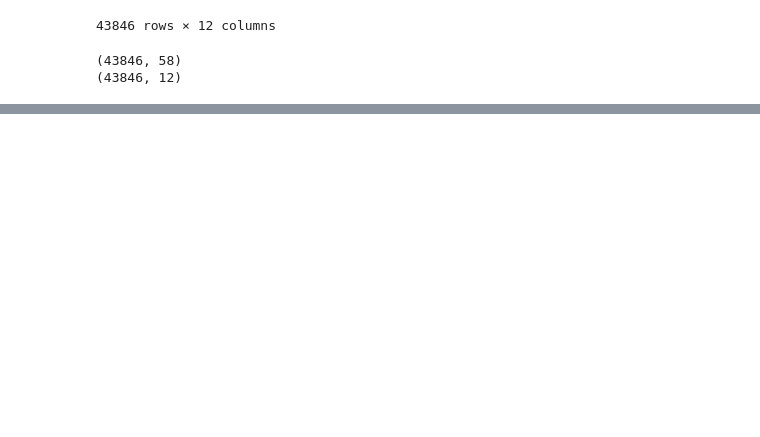
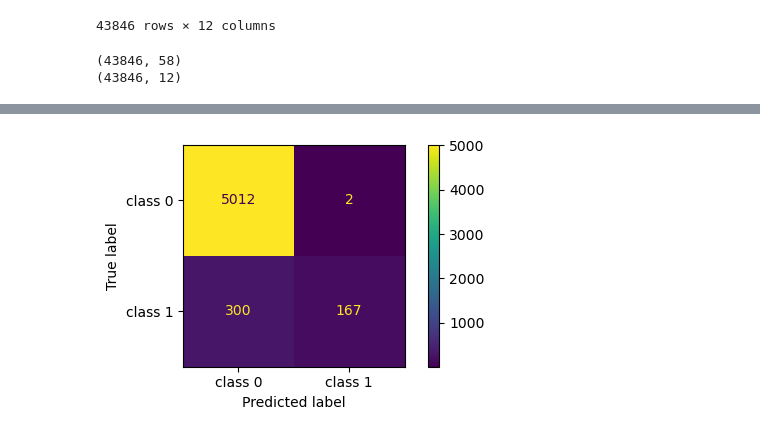
Before and after one commit to kkarzyang/Presentation, a Jupyter notebook: presentation.ipynb, the cells around one changed output, grey strips where cells are left out. Saved outputs shown, nothing was run; the diff lists cells and outputs as text; code cells hidden in the pictures; blank space fills up the shorter version.

```diff
--- a/presentation.ipynb
+++ b/presentation.ipynb
@@ -246,7 +246,7 @@ for col in categorical_cols:
     count_matrix_norm.plot(kind='bar', stacked=True,figsize=(8,6))
     plt.ylabel('fraction')
     plt.legend(loc=4)
-    plt.title()
+
     plt.show()
     print()
 
@@ -632,7 +632,7 @@ ord_cat1 = [["NA","Below Secondary","Bachelor's","Master's & above"]]
 ord_cat2 = [[0.0,1.0,2.0,3.0,4.0,5.0]]
 
 categorical_transformer = Pipeline(steps=[
-    ('onehot', OneHotEncoder(sparse=False,handle_unknown='ignore'))])
+    ('onehot', OneHotEncoder(sparse_output=False,handle_unknown='ignore'))])
 
 ordinal_transformer1 = Pipeline(steps=[
     ('imputer1', SimpleImputer(strategy='constant',fill_value='NA')),
@@ -778,0 +958,15 @@ print(X_train.shape)
+# %%
+from sklearn.linear_model import RidgeClassifier
+param_grid = {
+              'ridgeclassifier__alpha': np.logspace(-10,0,30),
+              'ridgeclassifier__class_weight': [None,'balanced']
+}
+
+
+
+scores, models = MLpipe_StratifiedKFold_Accuracy(X, y, preprocessor, RidgeClassifier , param_grid)
+
+ridge_mean = np.array(scores).mean()
+ridge_std = np.array(scores).std()
+print("Mean of the test scores: " + str(ridge_mean))
+print("Standard deviation of the test scores: " + str(ridge_std))
@@ -778,0 +984,13 @@ print(X_train.shape)
+# %%
+from sklearn.metrics import confusion_matrix
+from sklearn.metrics import ConfusionMatrixDisplay
+
+#cm = confusion_matrix(y_true,y_pred)
+cm = confusion_matrix(y_test,models[0].predict(X_test))
+disp = ConfusionMatrixDisplay(cm,display_labels=['class 0', 'class 1'])
+fig, ax = plt.subplots(figsize=(5,3))
+disp.plot(ax=ax)
+plt.tight_layout()
+plt.show()
+# %% [output]
+[figure, added]
```
Also changed, not shown: parts of 12 cells of this notebook, 1 other file.
